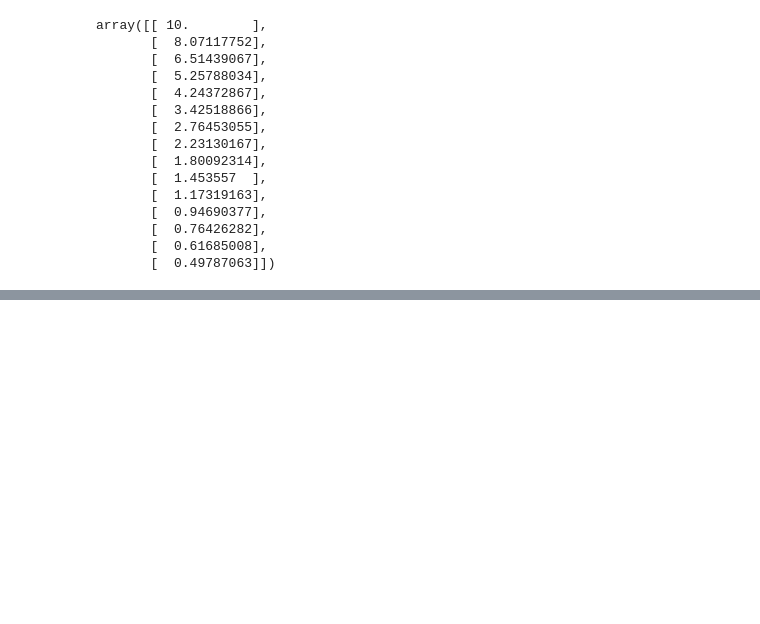
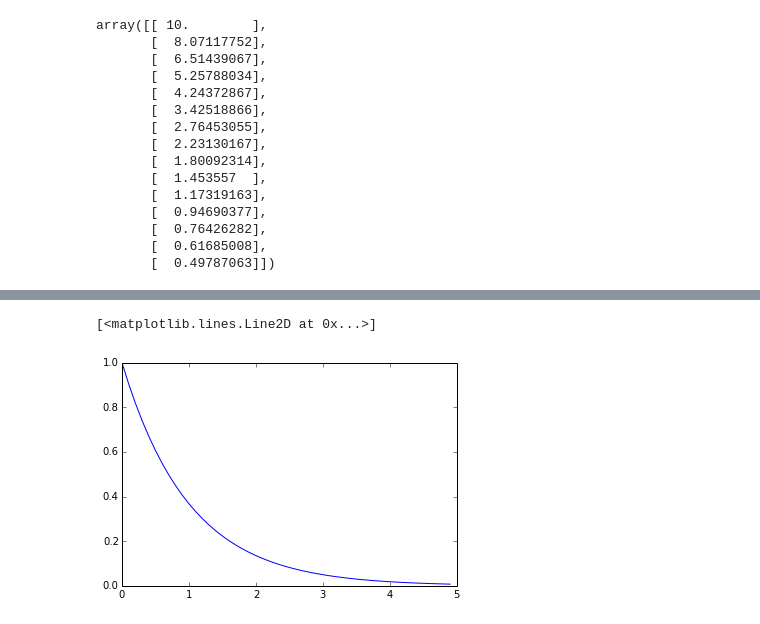
Before and after one commit to EnricoGiampieri/lezionipython, a Jupyter notebook: Integrazione di equazioni differenziali.ipynb, the cells around one changed output, grey strips where cells are left out. Saved outputs shown, nothing was run; the diff lists cells and outputs as text; code cells hidden in the pictures; blank space fills up the shorter version.

```diff
--- a/Integrazione di equazioni differenziali.ipynb
+++ b/Integrazione di equazioni differenziali.ipynb
@@ -73,0 +117,15 @@ array([[ 10.        ],
+# %%
+tempo = arange( 0.0, 5.0, 0.1 )
+
+
+def decadimento(s, t):
+    return -s
+
+
+s_in_time = odeint( decadimento, (1.0), tempo )
+
+
+plot(tempo, s_in_time)
+# %% [output]
+[<matplotlib.lines.Line2D at 0x...>]
+[figure, added]
```
Also changed, not shown: parts of 66 cells of this notebook, 3 other files.
